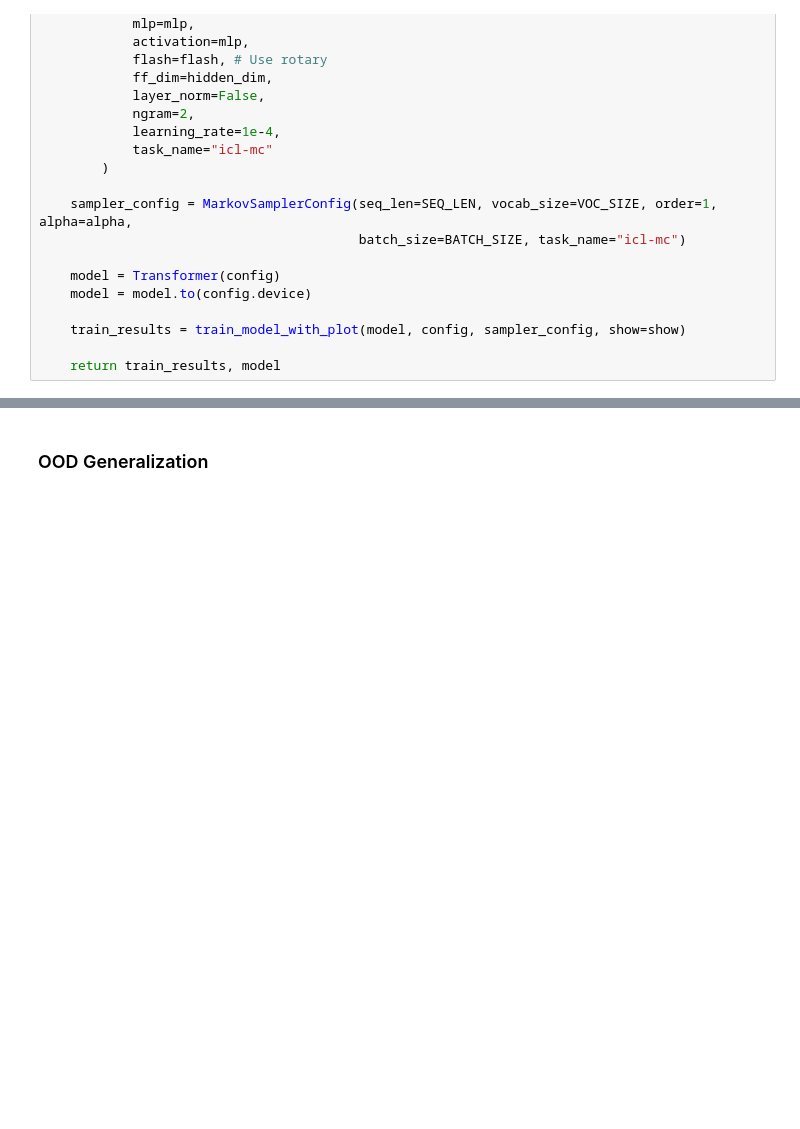
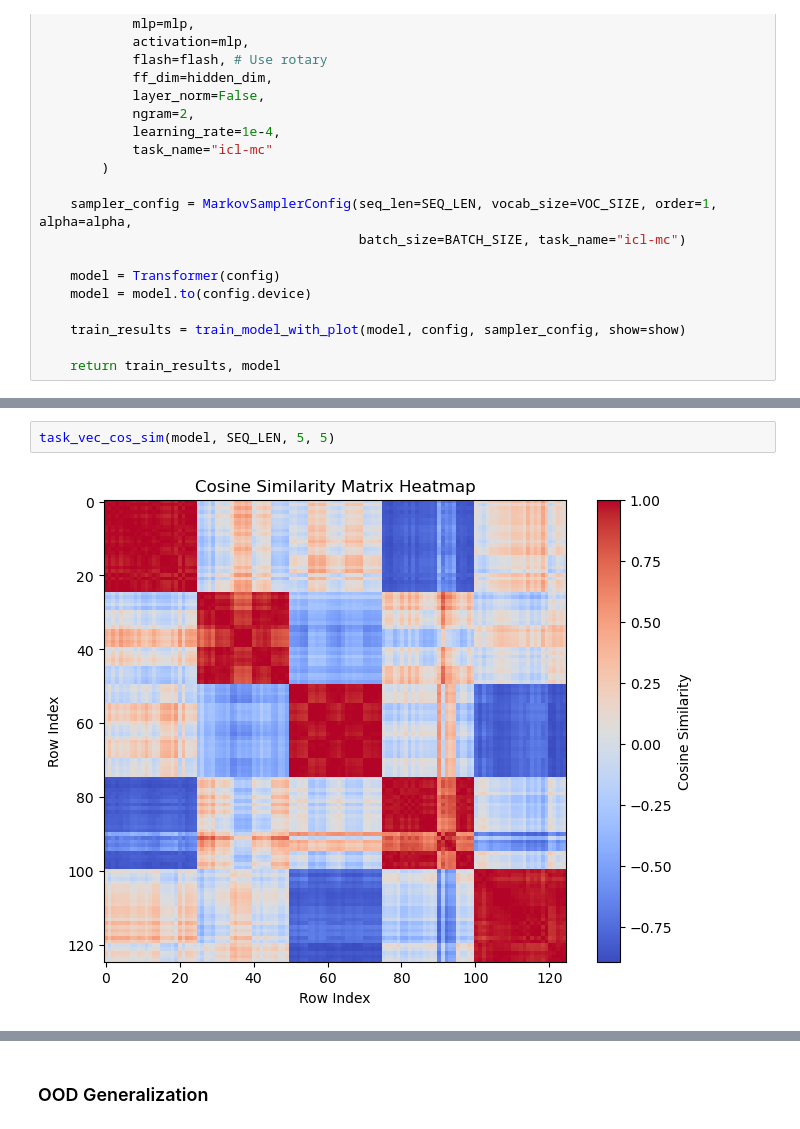
Before and after one commit to ezyhdxm/ICL, a Jupyter notebook: LatentModel.ipynb, the cells around one changed output, grey strips where cells are left out. Drawn from its saved outputs; the diff is of its cells as text; blank space fills up the shorter version.

```diff
--- a/LatentModel.ipynb
+++ b/LatentModel.ipynb
@@ -159,0 +516,4 @@ Total number of transitions:  360
+# %%
+task_vec_cos_sim(model, SEQ_LEN, 5, 5)
+# %% [output]
+[figure, added]
```
Also changed, not shown: parts of 29 cells of this notebook, 3 other files.
